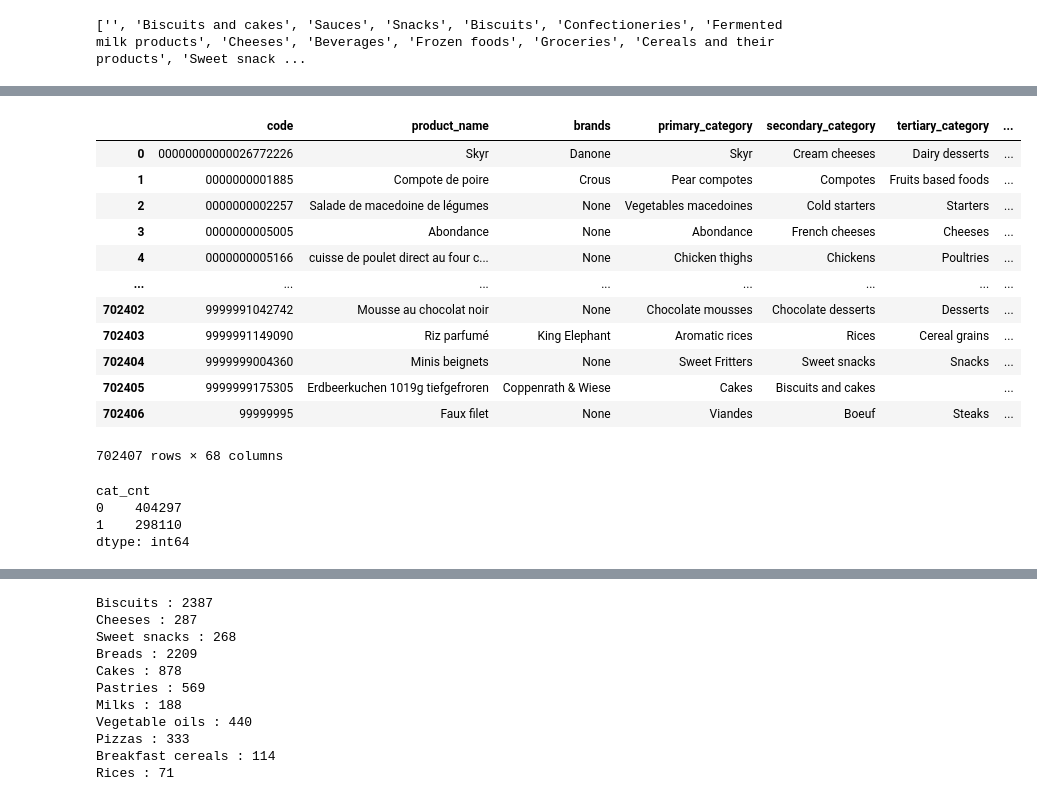
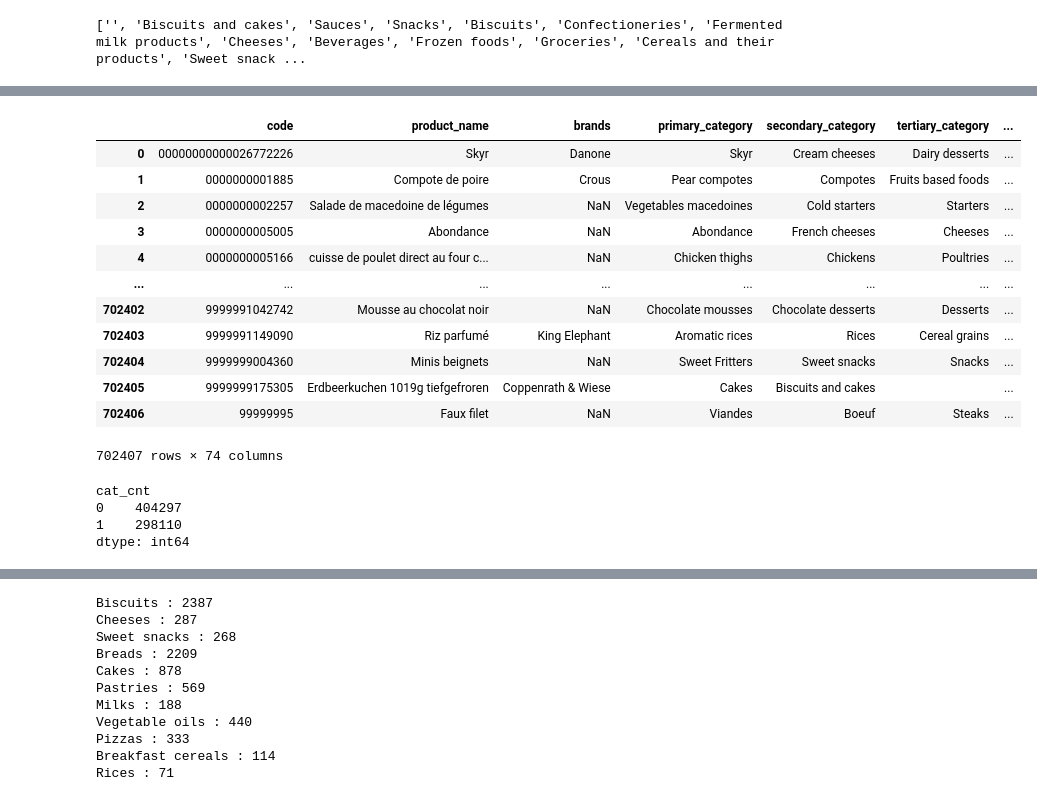
Before and after one commit to gabrielhermel/OC_DS_P3, a Jupyter notebook: Hermel_Gabriel_1_notebook_nettoyage_092022.ipynb, the cells around one changed output, grey strips where cells are left out. Saved outputs shown, nothing was run; the diff lists cells and outputs as text; code cells hidden in the pictures.

Commit message:
added sanity checks to end of cleaning, started anova

```diff
--- a/Hermel_Gabriel_1_notebook_nettoyage_092022.ipynb
+++ b/Hermel_Gabriel_1_notebook_nettoyage_092022.ipynb
@@ -214,6 +215,7 @@ if not os.path.isfile("products_df.ftr"):
                     "proteins_100g",
                     "carbohydrates_100g",
                     "sugars_100g",
+                    "polyols_100g",
                     "starch_100g",
                     "fat_100g",
                     "saturated-fat_100g",
@@ -404,26 +454,28 @@ macro_maxes = {
 macro_lst = list(macro_maxes.keys())
 inval_macros_dropped = {}
 
+
+def check_invalid_macros(row, upd_dict=True):
+    macro_inval = False
+    macros_inval = []
+    # comparison to NaN always False (preserves rows with NaN values)
+    # water has 0 calories, so 0 is always valid
+    for macro in macro_lst:
+        if row[macro] < 0 or row[macro] > macro_maxes[macro]:
+            macro_inval = True
+            if upd_dict:
+                macros_inval += [macro]
+        if macro_inval and upd_dict:
+            key = "\n& ".join(macros_inval)
+            if key not in inval_macros_dropped:
+                inval_macros_dropped[key] = 1
+            else:
+                inval_macros_dropped[key] += 1
+
+    return macro_inval
+
+
 if not os.path.isfile("products_df3.ftr") or not os.path.isfile("macro_drop.pkl"):
-
-    def check_invalid_macros(row):
-        macro_inval = False
-        macros_inval = []
-        # comparison to NaN always False (preserves rows with NaN values)
-        # water has 0 calories, so 0 is always valid
-        for macro in macro_lst:
-            if row[macro] < 0 or row[macro] > macro_maxes[macro]:
-                macro_inval = True
-                macros_inval += [macro]
-            if macro_inval:
-                key = "\n& ".join(macros_inval)
-                if key not in inval_macros_dropped:
-                    inval_macros_dropped[key] = 1
-                else:
-                    inval_macros_dropped[key] += 1
-
-        return macro_inval
-
     inval_macro_bool_series = products_df.apply(check_invalid_macros, axis=1)
     products_df.drop(
         products_df.index[
@@ -620,6 +677,7 @@ plt.show()
 products_df.insert(5, "primary_category", "")
 products_df.insert(6, "secondary_category", "")
 products_df.insert(7, "tertiary_category", "")
+products_df.insert(8, "select_category", np.nan)
 
 # string contains hypens and no spaces or starts with language code (applies almost exclusively to non-english categories)
 inval_categ_regex = re.compile(r"(?=^.*-.*$)^\S*$|^\w\w:.*$")
@@ -754,39 +813,42 @@ memory usage: 364.4+ MB
 # %%
 def one_hot_categ(row):
     if row["primary_category"] in selected_categs:
         row[row["primary_category"]] = 1
+        row["select_category"] = row["primary_category"]
     elif row["secondary_category"] in selected_categs:
         row[row["secondary_category"]] = 1
+        row["select_category"] = row["secondary_category"]
     elif row["tertiary_category"] in selected_categs:
         row[row["tertiary_category"]] = 1
+        row["select_category"] = row["tertiary_category"]
     return row
 
 
 products_df = products_df.apply(one_hot_categ, axis=1)
 
 with pd.option_context("display.max_columns", None):
     display(products_df)
     display(
         pd.DataFrame(
             products_df[selected_categs].sum(axis=1).tolist(), columns=["cat_cnt"]
         )
         .groupby("cat_cnt")
         .size()
     )
 # %% [output]
 |  | code | product_name | brands | primary_category | secondary_category | tertiary_category | ... |
 | 0 | 00000000000026772226 | Skyr | Danone | Skyr | Cream cheeses | Dairy desserts | ... |
 | 1 | 0000000001885 | Compote de poire | Crous | Pear compotes | Compotes | Fruits based foods | ... |
-| 2 | 0000000002257 | Salade de macedoine de légumes | None | Vegetables macedoines | Cold starters | Starters | ... |
-| 3 | 0000000005005 | Abondance | None | Abondance | French cheeses | Cheeses | ... |
-| 4 | 0000000005166 | cuisse de poulet direct au four c... | None | Chicken thighs | Chickens | Poultries | ... |
+| 2 | 0000000002257 | Salade de macedoine de légumes | NaN | Vegetables macedoines | Cold starters | Starters | ... |
+| 3 | 0000000005005 | Abondance | NaN | Abondance | French cheeses | Cheeses | ... |
+| 4 | 0000000005166 | cuisse de poulet direct au four c... | NaN | Chicken thighs | Chickens | Poultries | ... |
 | ... | ... | ... | ... | ... | ... | ... | ... |
-| 702402 | 9999991042742 | Mousse au chocolat noir | None | Chocolate mousses | Chocolate desserts | Desserts | ... |
+| 702402 | 9999991042742 | Mousse au chocolat noir | NaN | Chocolate mousses | Chocolate desserts | Desserts | ... |
 | 702403 | 9999991149090 | Riz parfumé | King Elephant | Aromatic rices | Rices | Cereal grains | ... |
-| 702404 | 9999999004360 | Minis beignets | None | Sweet Fritters | Sweet snacks | Snacks | ... |
+| 702404 | 9999999004360 | Minis beignets | NaN | Sweet Fritters | Sweet snacks | Snacks | ... |
 | 702405 | 9999999175305 | Erdbeerkuchen 1019g tiefgefroren | Coppenrath & Wiese | Cakes | Biscuits and cakes |  | ... |
-| 702406 | 99999995 | Faux filet | None | Viandes | Boeuf | Steaks | ... |
+| 702406 | 99999995 | Faux filet | NaN | Viandes | Boeuf | Steaks | ... |
-702407 rows × 68 columns
+702407 rows × 74 columns
 cat_cnt
 0    404297
 1    298110
```
Also changed, not shown: parts of 14 cells of this notebook, 1 other file.
